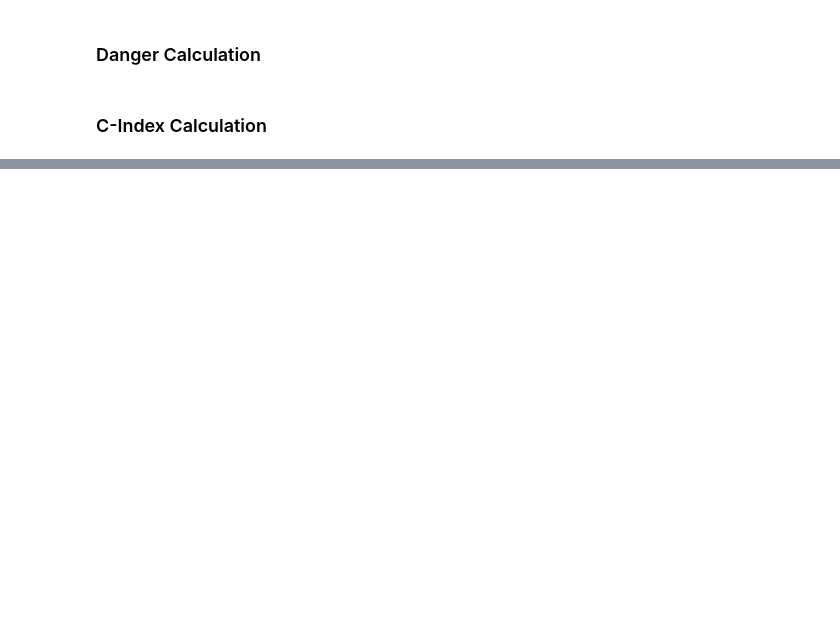
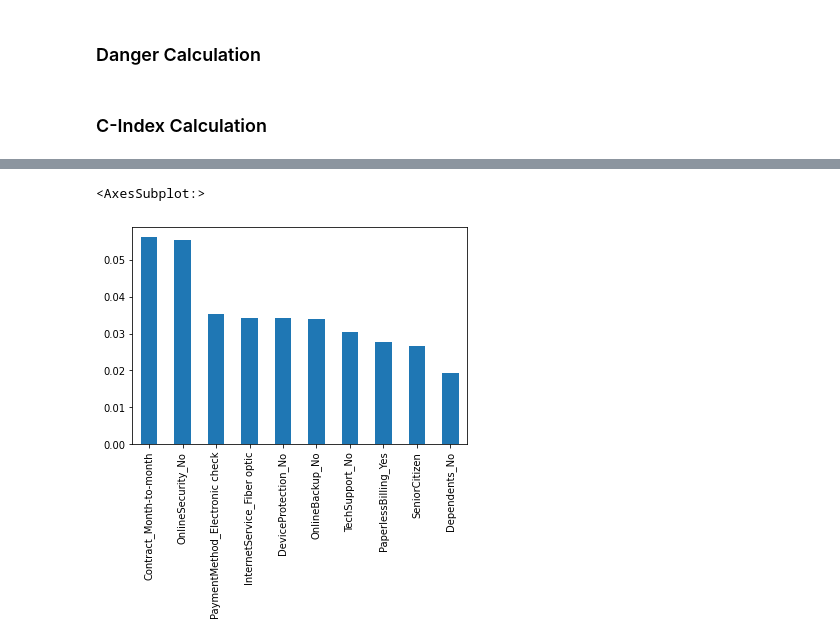
Before and after one commit to Aimpoint-Digital/apd-crs, a Jupyter notebook: docs/tutorials/Churn.ipynb, the cells around one changed output, grey strips where cells are left out. Drawn from its saved outputs; the diff is of its cells as text; code cells hidden in the pictures; blank space fills up the shorter version.

```diff
--- a/docs/tutorials/Churn.ipynb
+++ b/docs/tutorials/Churn.ipynb
@@ -39,17 +43,0 @@ data, labels, times = dataset.data, dataset.target, dataset.target_times
-# %%
-data["TotalCharges"] = pd.to_numeric(
-    data["TotalCharges"], errors="coerce"
-)  # covert string to numeric
-data.dropna(inplace=True)  # Drop rows with nulls
-data.drop(columns="customerID", inplace=True)  # Drop uninformative column
-# %%
-# Convert object columns to categorical so we can us sksurv one-hot encoder
-for col in data.columns:
-    if col not in [
-        "MonthlyCharges",
-        "TotalCharges",
-        "Churn",
-        "SeniorCitizen",
-        "tenure",
-    ]:
-        data[col] = data[col].astype("category")
@@ -58,0 +52,6 @@ idx = data.index
+# %%
+missing_idx = data.isna().any(axis=1)
+data = data[~missing_idx]
+labels = labels[~missing_idx]
+times = times[~missing_idx]
+data.drop(columns="customerID", inplace=True)  # Drop uninformative column
@@ -58,0 +62,6 @@ idx = data.index
+# %%
+categorical_columns = ["gender", "Partner", "Dependents", "PhoneService", "MultipleLines",
+                       "InternetService", "OnlineSecurity", "OnlineBackup", "DeviceProtection",
+                       "TechSupport", "StreamingTV", "StreamingMovies", "Contract", "PaperlessBilling", "PaymentMethod"]
+
+encoded_data = pd.get_dummies(data, columns=categorical_columns, prefix=categorical_columns)
@@ -173,0 +141,9 @@ top_ten_feats.plot.bar()
+# %%
+factors = model.get_risk_factors()
+n_factors = len(factors)
+risk_factors = pd.Series({encoded_data.columns[i]: factors[i] for i in range(n_factors)})
+top_ten_factors = risk_factors.sort_values(ascending=False)[0:10]
+top_ten_factors.plot.bar()
+# %% [output]
+<AxesSubplot:>
+[figure, added]
```
Also changed, not shown: parts of 40 cells of this notebook, 3 other files.
